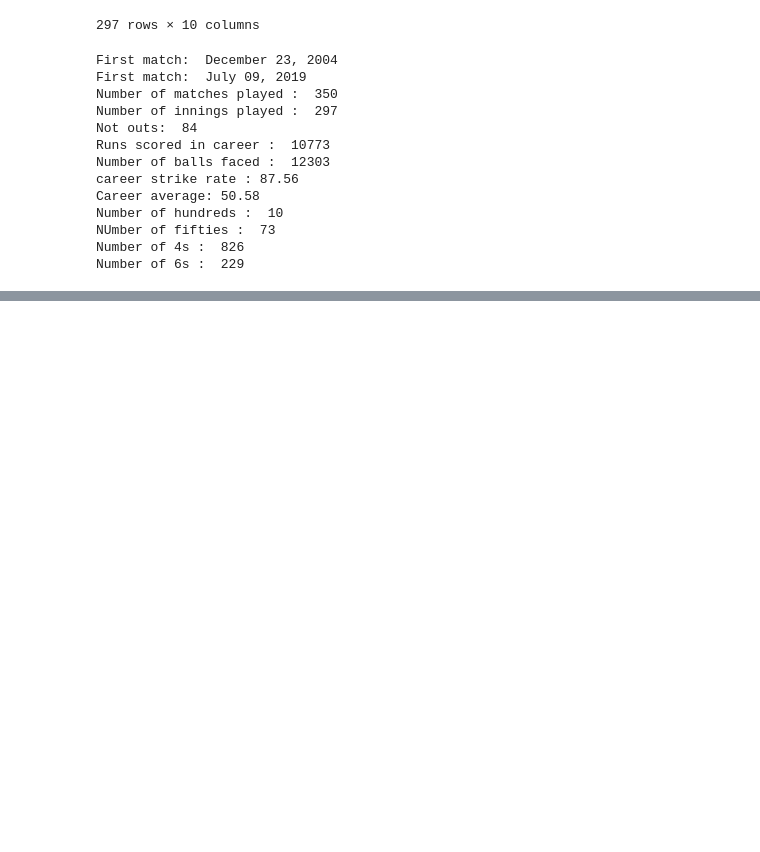
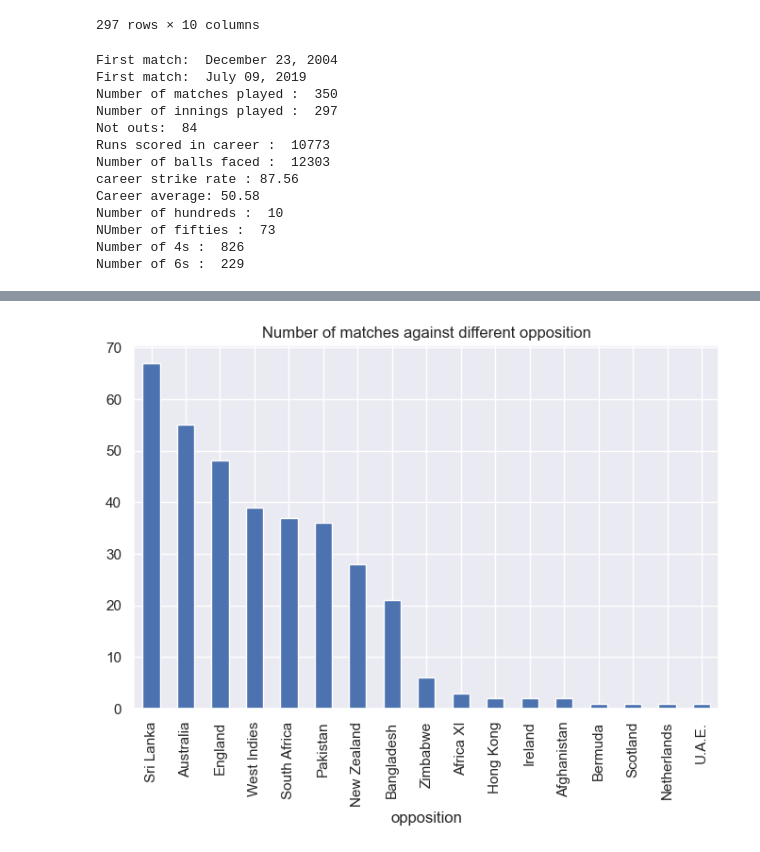
Before and after one commit to Mechturncoder/data_analystic, a Jupyter notebook: msdhoni.ipynb, the cells around one changed output, grey strips where cells are left out. Drawn from its saved outputs; the diff is of its cells as text; code cells hidden in the pictures; blank space fills up the shorter version.

```diff
--- a/msdhoni.ipynb
+++ b/msdhoni.ipynb
@@ -19,7 +19,7 @@ df.head()
 # Data cleaning - Opposition name says 'v Aus' etc we have to remove 'v'
 #df['opposition'] = df['opposition'].apply(lambda x:x[2:])
 
-df['opposition'] = df['opposition'].str.replace('v','', regex=False)
+df['opposition'] = df['opposition'].str.replace('v','', regex=False).str.strip()
 # Regex=False means that first string ('v ') is not a regex, but a literal string
 df['opposition']
 # %% [output]
@@ -186,3 +186,9 @@ Number of hundreds :  10
 NUmber of fifties :  73
 Number of 4s :  826
 Number of 6s :  229
+# %%
+# number of matches played against different opposition
+# Count the occurences of each unique value in the 'opposition' column
+# opposition_counts will be a series with a labelled index as opposition
+opposition_counts = df['opposition'].value_counts()
+print(opposition_counts)
@@ -188,0 +215,6 @@ Number of 6s :  229
+# %%
+# plot the counts as a bar plot
+opposition_counts.plot(kind='bar', title='Number of matches against different opposition' ,figsize=(8,5))
+plt.show()
+# %% [output]
+[figure, added]
```
Also changed, not shown: parts of 17 cells of this notebook, 1 other file.
